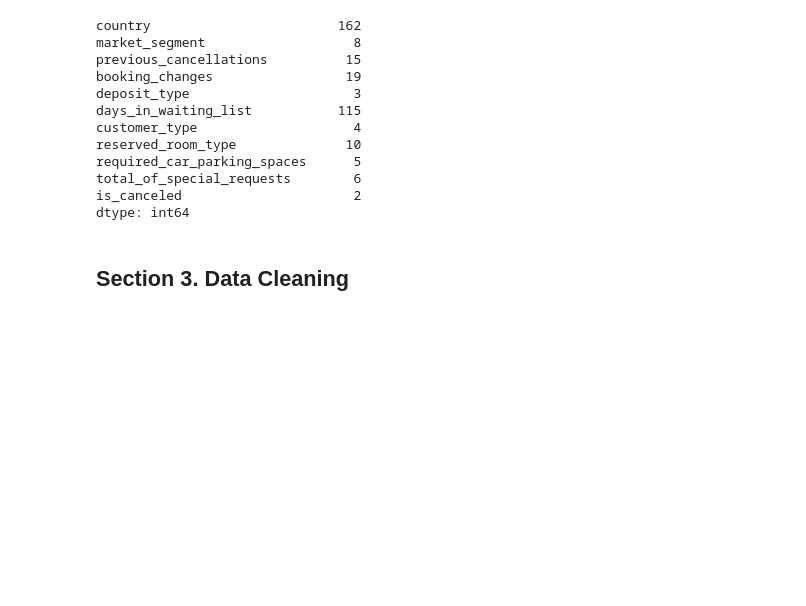
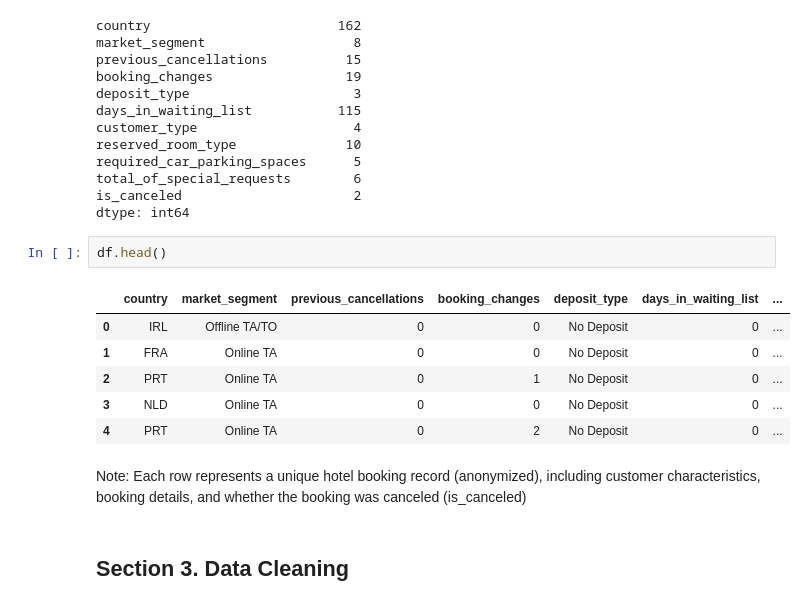
Before and after one commit to AliefRND/MachineLearningProject, a Jupyter notebook: notebooks/Notebook.ipynb, the cells around one changed output. Cells and saved outputs as stored; diff of their text form; blank space fills up the shorter version.

```diff
--- a/notebooks/Notebook.ipynb
+++ b/notebooks/Notebook.ipynb
@@ -246,6 +266,17 @@ required_car_parking_spaces      5
 total_of_special_requests        6
 is_canceled                      2
 dtype: int64
+# %%
+df.head()
+# %% [output]
+|  | country | market_segment | previous_cancellations | booking_changes | deposit_type | days_in_waiting_list | ... |
+| 0 | IRL | Offline TA/TO | 0 | 0 | No Deposit | 0 | ... |
+| 1 | FRA | Online TA | 0 | 0 | No Deposit | 0 | ... |
+| 2 | PRT | Online TA | 0 | 1 | No Deposit | 0 | ... |
+| 3 | NLD | Online TA | 0 | 0 | No Deposit | 0 | ... |
+| 4 | PRT | Online TA | 0 | 2 | No Deposit | 0 | ... |
+# %% [markdown]
+Note: Each row represents a unique hotel booking record (anonymized), including customer characteristics, booking details, and whether the booking was canceled (is_canceled)
 # %% [markdown]
 ## **Section 3. Data Cleaning**
 # %% [markdown]
```
Also changed, not shown: parts of 65 cells of this notebook.
